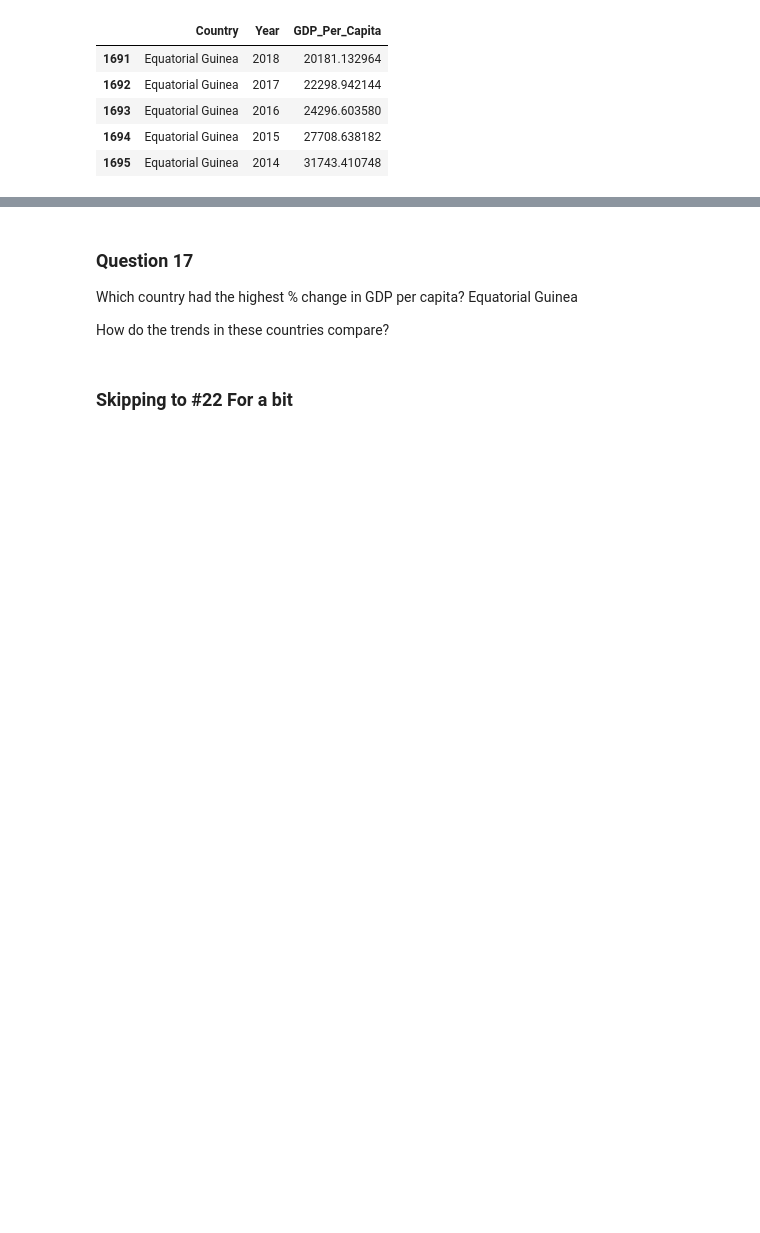
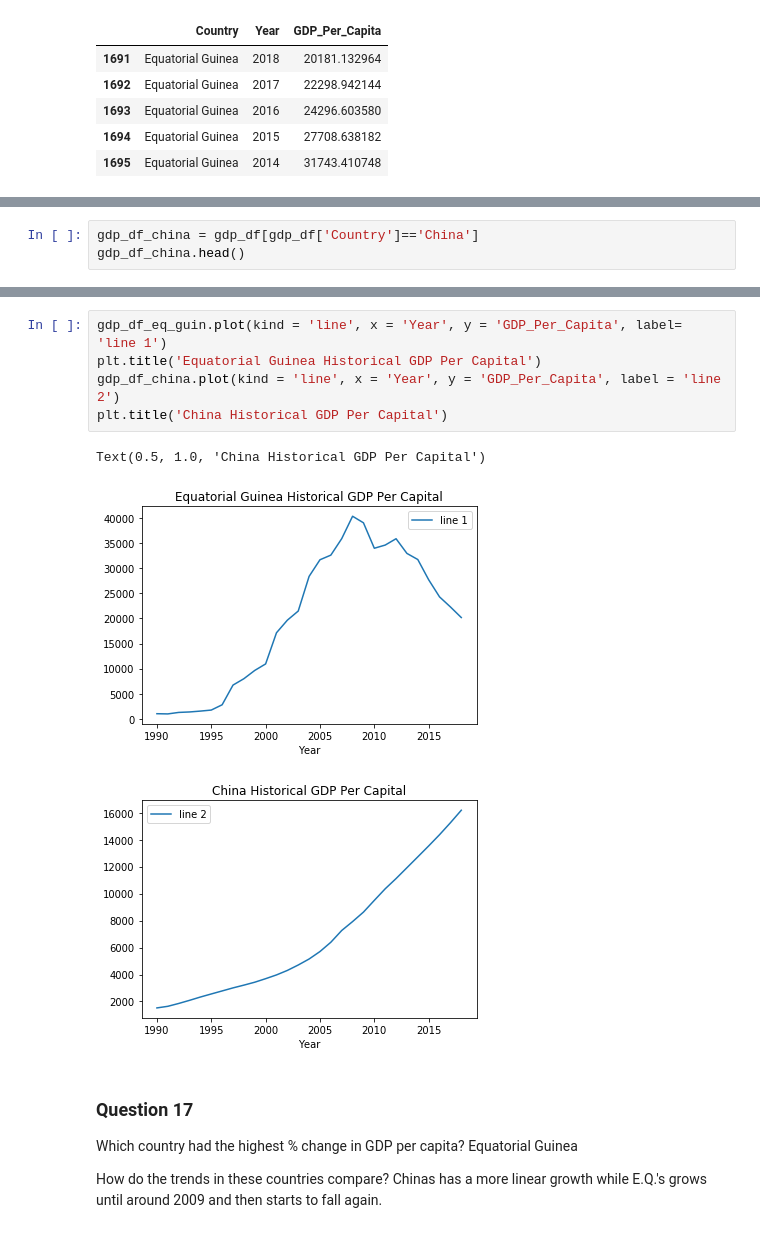
Before and after one commit to nss-data-science-cohort-4/dq1-undata-savyrosea, a Jupyter notebook: notebooks/UN_Data_Exploration.ipynb, the cells around one changed output, grey strips where cells are left out. Saved outputs shown, nothing was run; the diff lists cells and outputs as text; blank space fills up the shorter version.

```diff
--- a/notebooks/UN_Data_Exploration.ipynb
+++ b/notebooks/UN_Data_Exploration.ipynb
@@ -299,0 +293,3 @@ TypeError: unhashable type: 'numpy.ndarray'
+# %%
+gdp_df_china = gdp_df[gdp_df['Country']=='China']
+gdp_df_china.head()
@@ -300,7 +303,14 @@ TypeError: unhashable type: 'numpy.ndarray'
+# %%
+gdp_df_eq_guin.plot(kind = 'line', x = 'Year', y = 'GDP_Per_Capita', label= 'line 1')
+plt.title('Equatorial Guinea Historical GDP Per Capital')
+gdp_df_china.plot(kind = 'line', x = 'Year', y = 'GDP_Per_Capita', label = 'line 2')
+plt.title('China Historical GDP Per Capital')
+# %% [output]
+Text(0.5, 1.0, 'China Historical GDP Per Capital')
+[figure, added]
+[figure, added]
 # %% [markdown]
 ### Question 17
 Which country had the highest % change in GDP per capita? Equatorial Guinea
 
-How do the trends in these countries compare?
+How do the trends in these countries compare?  Chinas has a more linear growth while E.Q.'s grows  until around 2009 and then starts to fall again.
-# %% [markdown]
-### Skipping to #22 For a bit
```
Also changed, not shown: parts of 7 cells of this notebook.
